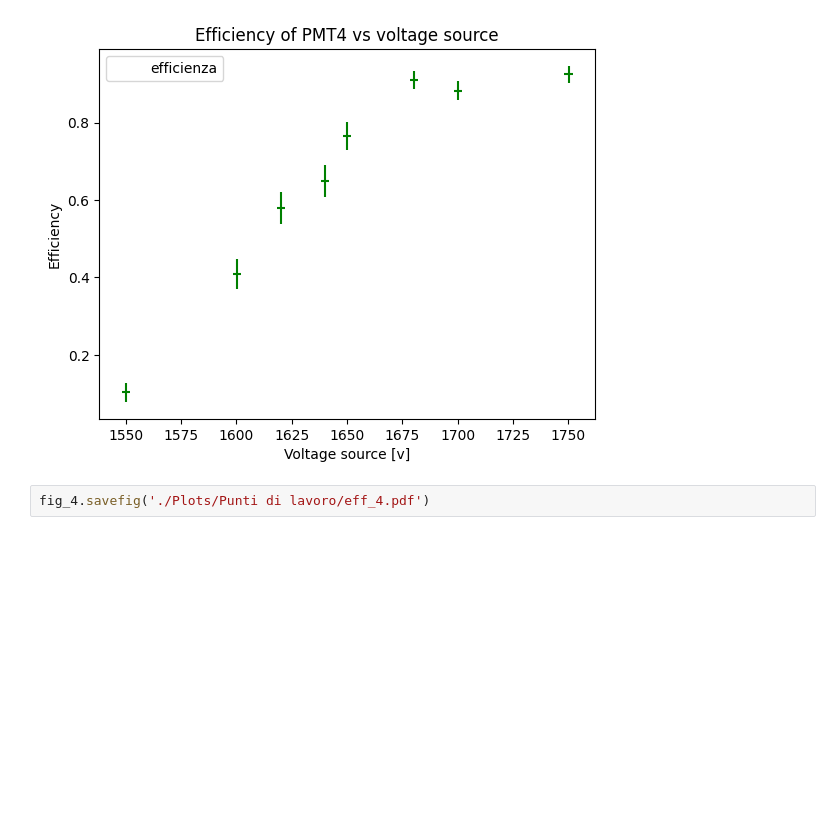
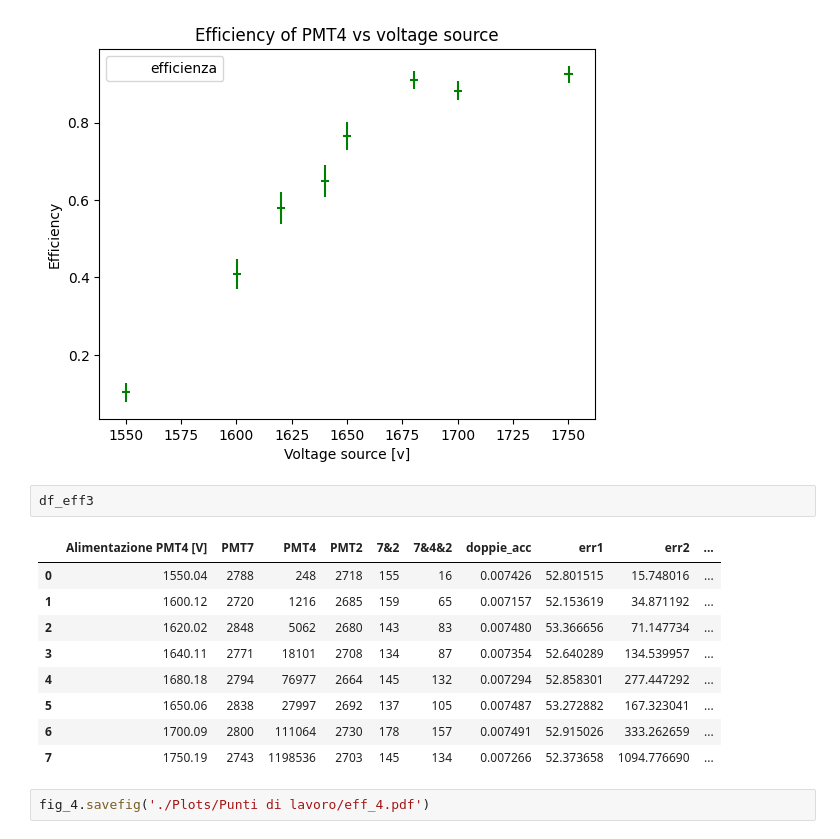
Before and after one commit to zenith378/MuLife, a Jupyter notebook: Logbook.ipynb, the cells around one changed output. Saved outputs shown, nothing was run; the diff lists cells and outputs as text; blank space fills up the shorter version.

```diff
--- a/Logbook.ipynb
+++ b/Logbook.ipynb
@@ -103,6 +103,18 @@ fig_4=df_eff3.plot(x='Alimentazione PMT4 [V]',y='efficienza',
                 ).get_figure()
 # %% [output]
 [figure]
+# %%
+df_eff3
+# %% [output]
+|  | Alimentazione PMT4 [V] | PMT7 | PMT4 | PMT2 | 7&2 | 7&4&2 | doppie_acc | err1 | err2 | ... |
+| 0 | 1550.04 | 2788 | 248 | 2718 | 155 | 16 | 0.007426 | 52.801515 | 15.748016 | ... |
+| 1 | 1600.12 | 2720 | 1216 | 2685 | 159 | 65 | 0.007157 | 52.153619 | 34.871192 | ... |
+| 2 | 1620.02 | 2848 | 5062 | 2680 | 143 | 83 | 0.007480 | 53.366656 | 71.147734 | ... |
+| 3 | 1640.11 | 2771 | 18101 | 2708 | 134 | 87 | 0.007354 | 52.640289 | 134.539957 | ... |
+| 4 | 1680.18 | 2794 | 76977 | 2664 | 145 | 132 | 0.007294 | 52.858301 | 277.447292 | ... |
+| 5 | 1650.06 | 2838 | 27997 | 2692 | 137 | 105 | 0.007487 | 53.272882 | 167.323041 | ... |
+| 6 | 1700.09 | 2800 | 111064 | 2730 | 178 | 157 | 0.007491 | 52.915026 | 333.262659 | ... |
+| 7 | 1750.19 | 2743 | 1198536 | 2703 | 145 | 134 | 0.007266 | 52.373658 | 1094.776690 | ... |
 # %%
 fig_4.savefig('./Plots/Punti di lavoro/eff_4.pdf')
 # %% [markdown]
```
Also changed, not shown: parts of 3 cells of this notebook, 2 other files.
